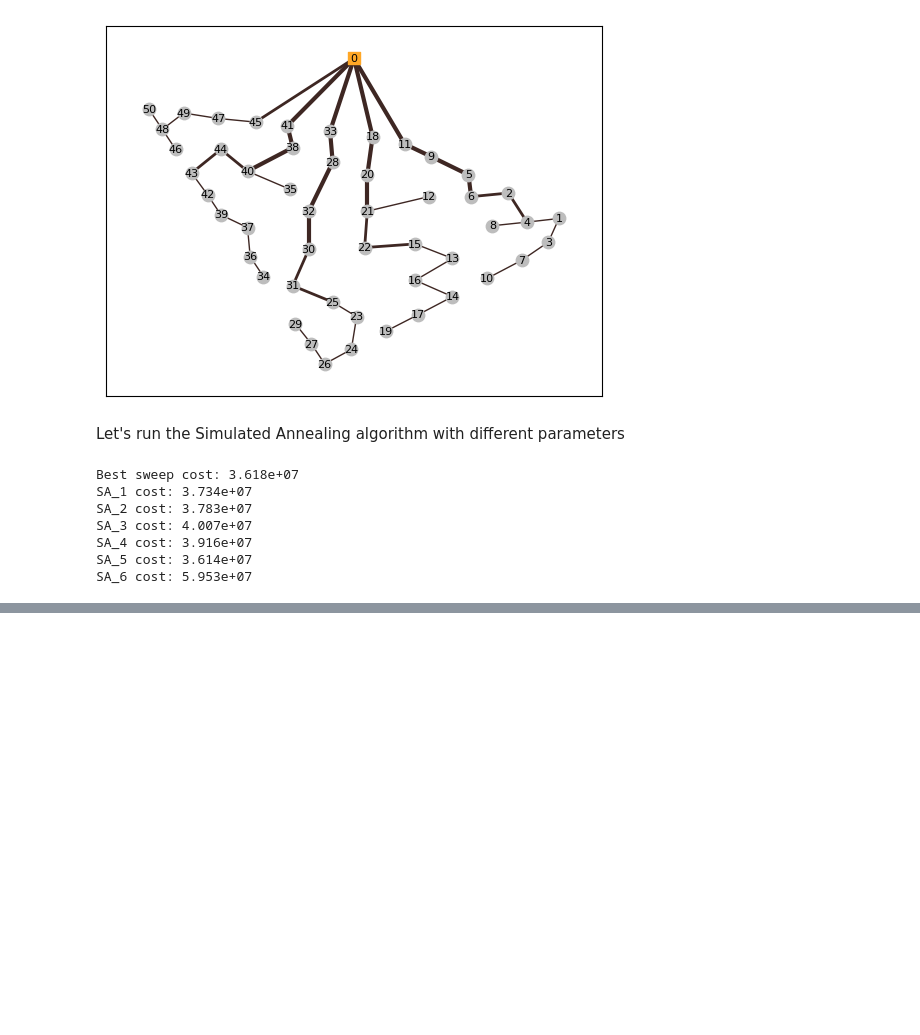
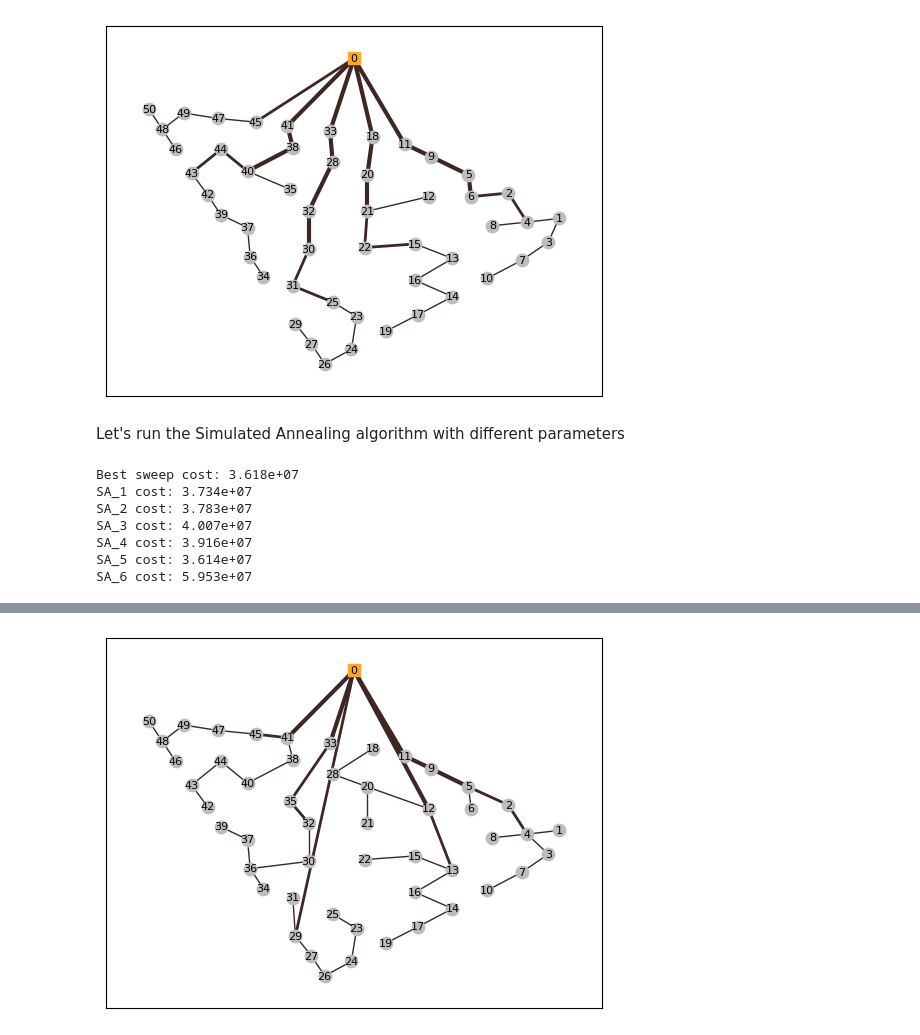
Before and after one commit to FernandoSchett/wamuu, a Jupyter notebook: code_examples/2.0-pma-simulated_annealing.ipynb, the cells around one changed output, grey strips where cells are left out. Cells and saved outputs as stored; diff of their text form; code cells hidden in the pictures; blank space fills up the shorter version.

```diff
--- a/code_examples/2.0-pma-simulated_annealing.ipynb
+++ b/code_examples/2.0-pma-simulated_annealing.ipynb
@@ -79,0 +88,4 @@ SA_6 cost: 5.953e+07
+# %%
+plot(SA_3)
+# %% [output]
+[figure, added]
```
Also changed, not shown: parts of 5 cells of this notebook.
